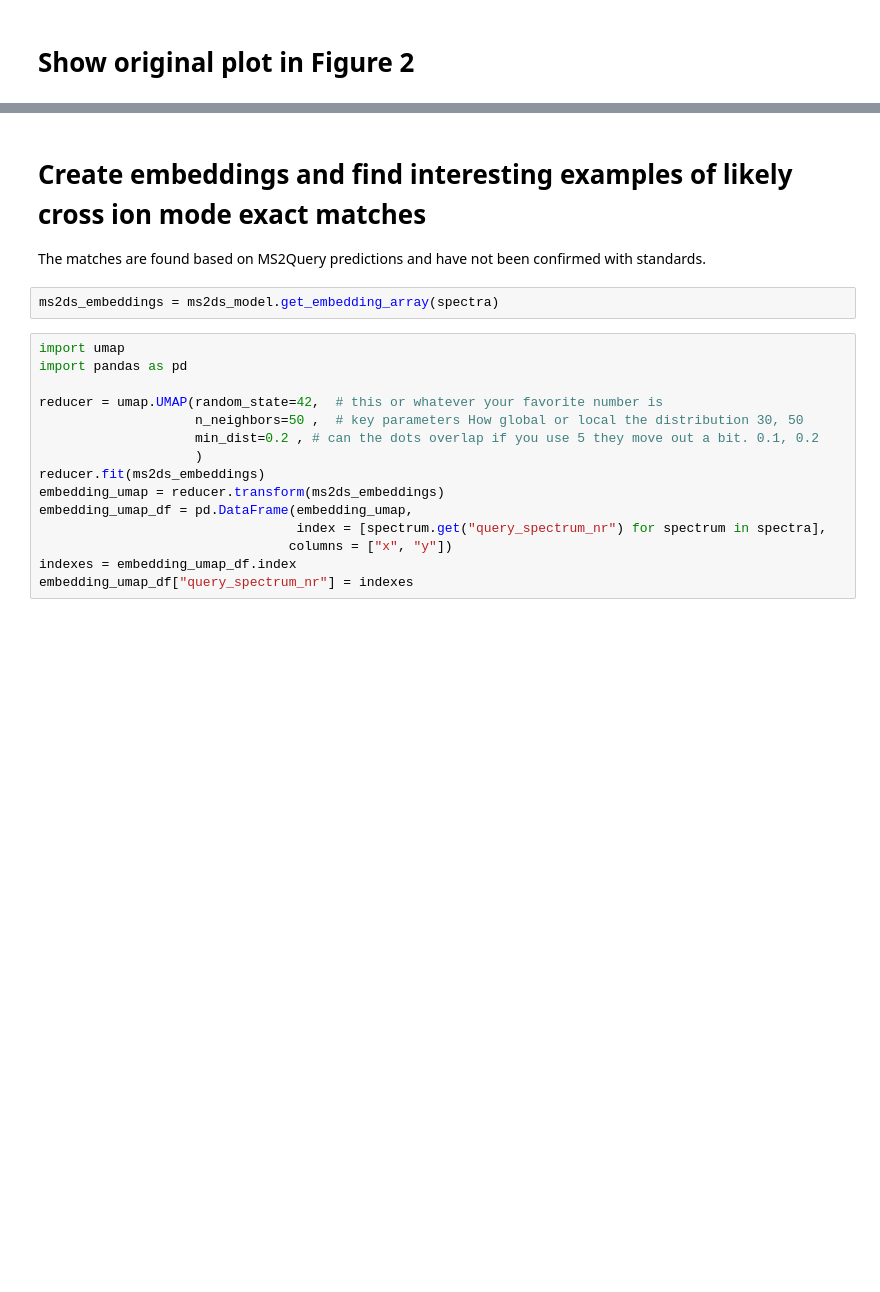
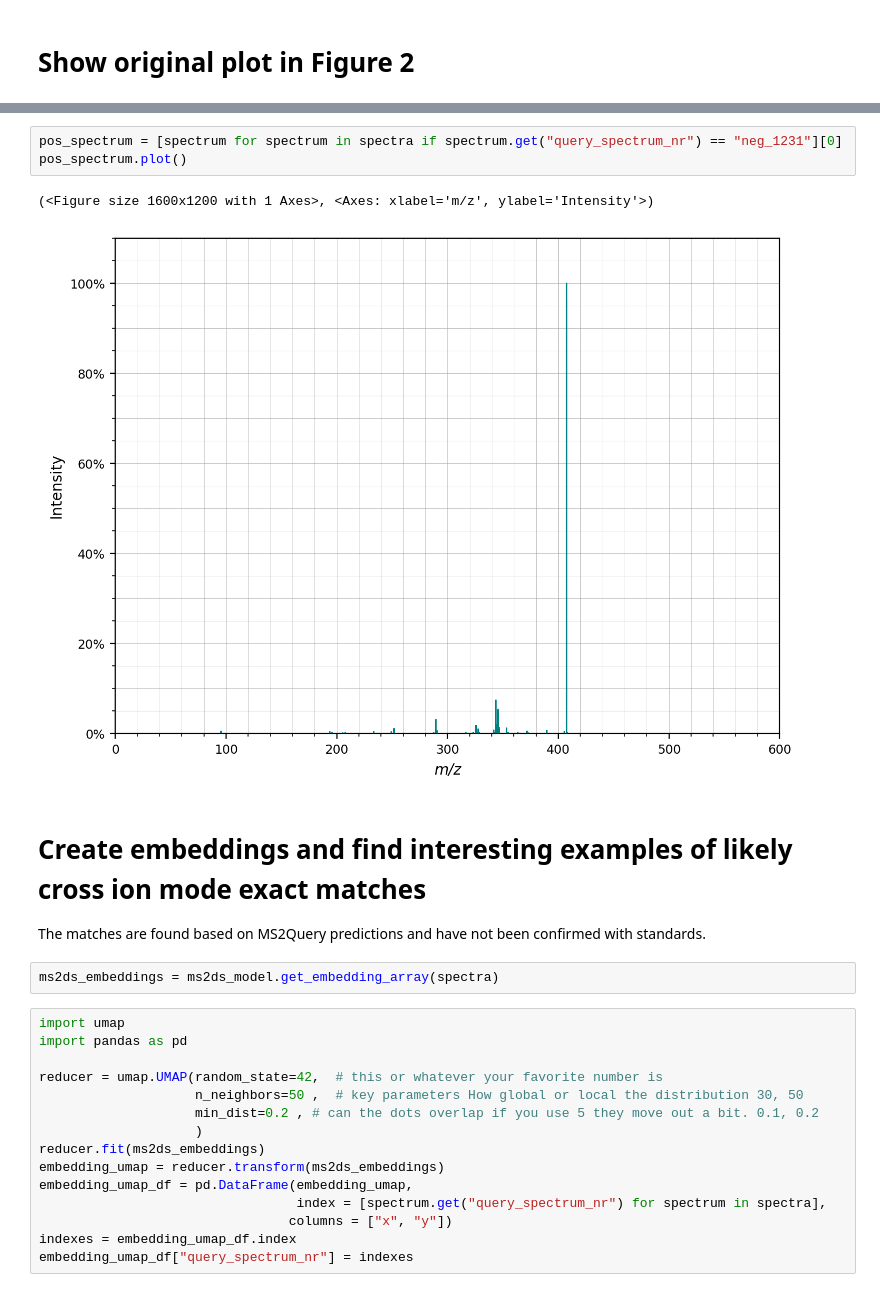
Before and after one commit to matchms/ms2deepscore, a Jupyter notebook: notebooks/case_studies_ms2deepscore_2/Urine_case_study/visualize_example_spectra.ipynb, the cells around one changed output, grey strips where cells are left out. Cells and saved outputs as stored; diff of their text form; blank space fills up the shorter version.

```diff
--- a/notebooks/case_studies_ms2deepscore_2/Urine_case_study/visualize_example_spectra.ipynb
+++ b/notebooks/case_studies_ms2deepscore_2/Urine_case_study/visualize_example_spectra.ipynb
@@ -328,3 +334,9 @@ plt.show()
+# %%
+pos_spectrum = [spectrum for spectrum in spectra if spectrum.get("query_spectrum_nr") == "neg_1231"][0]
+pos_spectrum.plot()
+# %% [output]
+(<Figure size 1600x1200 with 1 Axes>, <Axes: xlabel='m/z', ylabel='Intensity'>)
+[figure, added]
 # %% [markdown]
 # Create embeddings and find interesting examples of likely cross ion mode exact matches
 The matches are found based on MS2Query predictions and have not been confirmed with standards.
```
Also changed, not shown: parts of 17 cells of this notebook.
